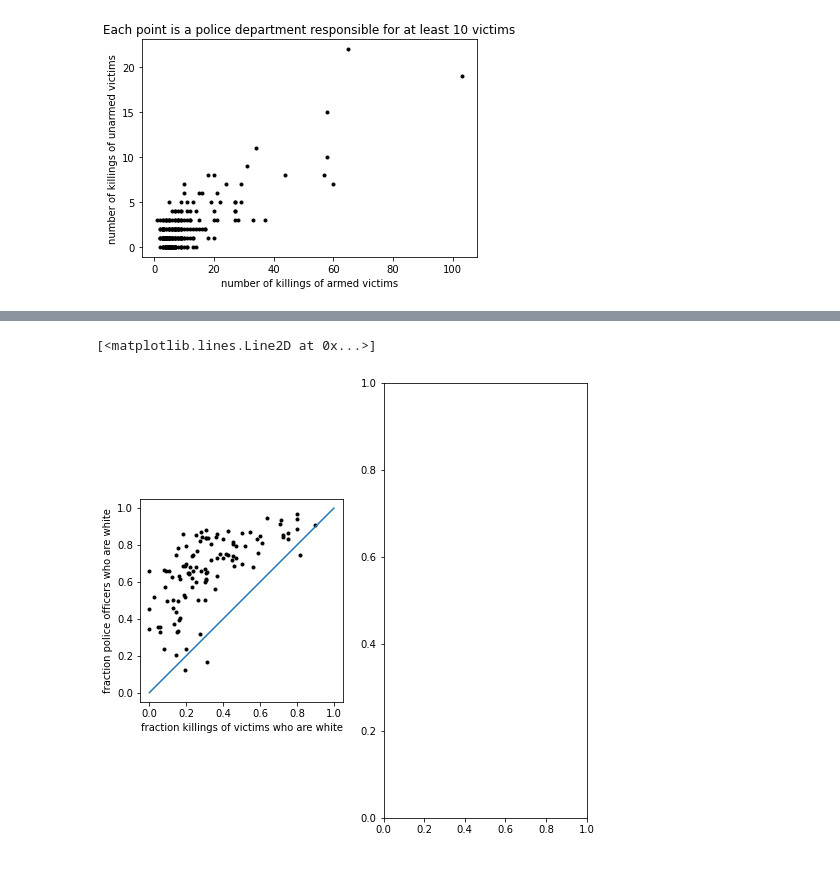
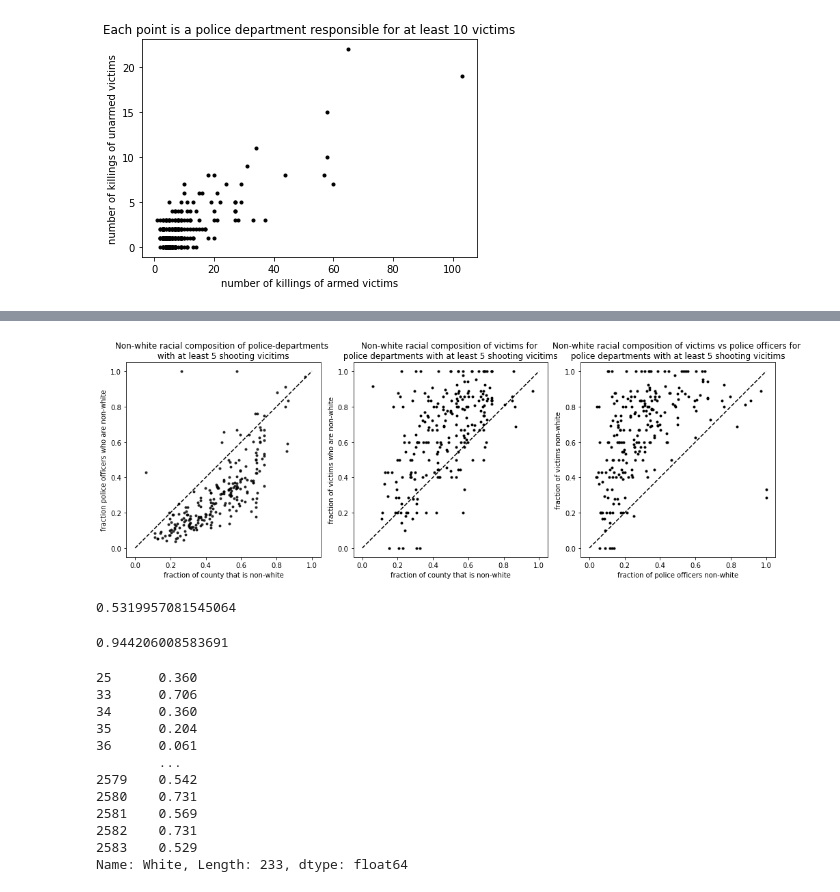
Before and after one commit to annajaffe/police-violence, a Jupyter notebook: PDwise_killings_analysis_NP.ipynb, the cells around one changed output, grey strips where cells are left out. Cells and saved outputs as stored; diff of their text form; code cells hidden in the pictures.

```diff
--- a/PDwise_killings_analysis_NP.ipynb
+++ b/PDwise_killings_analysis_NP.ipynb
@@ -42,7 +42,3 @@ df.head()
 # %%
 # convert the date to datetime
 df['date'] = df['date'].apply(lambda x: pd.to_datetime(x))
-# %%
-ages = pd.to_numeric(df.victim_age,errors='coerce')
-ages = ages.dropna()
-ages.values
@@ -243,10 +188,53 @@ Text(0, 0.5, 'fraction killings of victims who are unarmed')
-# %%
-fig, ax = plt.subplots(1,2,figsize=(8, 8))
-ax = ax.flatten()
-
-ax[0].plot(lemas_new.frac_white[include], lemas_new.FRAC_WHITE[include],'k.')
-ax[0].set(xlabel= 'fraction killings of victims who are white',ylabel='fraction police officers who are white', aspect='equal')
-ax[0].plot([0,1],[0,1])
-# %% [output]
-[<matplotlib.lines.Line2D at 0x...>]
-[figure, removed]
+# %%
+include = lemas_new.n_victims>=5
+
+
+fig, ax = plt.subplots(1,3,figsize=(14, 5))
+ax = ax.flatten()
+
+ax[0].plot(1-(lemas_new.White[include]/100), 1-lemas_new.FRAC_WHITE[include],'k.',color='black',alpha=0.8)
+ax[0].set(xlabel= 'fraction of county that is non-white',ylabel='fraction police officers who are non-white',aspect='equal',
+          title='Non-white racial composition of police-departments \n with at least 5 shooting vicitims ')
+ax[0].plot([0,1],[0,1],'k--', color='black')
+
+
+ax[1].plot(1-lemas_new.White[include]/100, 1-lemas_new.frac_white[include],'k.')
+ax[1].set(xlabel= 'fraction of county that is non-white',ylabel='fraction of victims who are non-white',aspect='equal',
+         title='Non-white racial composition of victims for \n police departments with at least 5 shooting vicitims ')
+ax[1].plot([0,1],[0,1],'k--', color='black')
+
+ax[2].plot(1-lemas_new.FRAC_WHITE[include], 1-lemas_new.frac_white[include],'k.')
+ax[2].set(xlabel= 'fraction of police officers non-white',ylabel='fraction of victims non-white', aspect='equal',
+         title='Non-white racial composition of victims vs police officers for \n police departments with at least 5 shooting vicitims ')
+ax[2].plot([0,1],[0,1],'k--', color='black')
+
+
+plt.tight_layout()
+plt.savefig('race_pd_vic_scatter.pdf',dpi=300)
+# %% [output]
+[figure, added]
+# %%
+np.mean((lemas_new.White[include]/100))
+#np.mean(lemas_new.FRAC_WHITE[include])
+# %% [output]
+0.5319957081545064
+# %%
+np.mean((>).mul(1).values)
+# %% [output]
+0.944206008583691
+# %%
+log_odds_frac_white = np.log((1-lemas_new.frac_white[include])/(1-(lemas_new.White[include]/100)))
+(1-(lemas_new.White[include]/100))
+# %% [output]
+25      0.360
+33      0.706
+34      0.360
+35      0.204
+36      0.061
+        ...
+2579    0.542
+2580    0.731
+2581    0.569
+2582    0.731
+2583    0.529
+Name: White, Length: 233, dtype: float64
```
Also changed, not shown: parts of 13 cells of this notebook.
